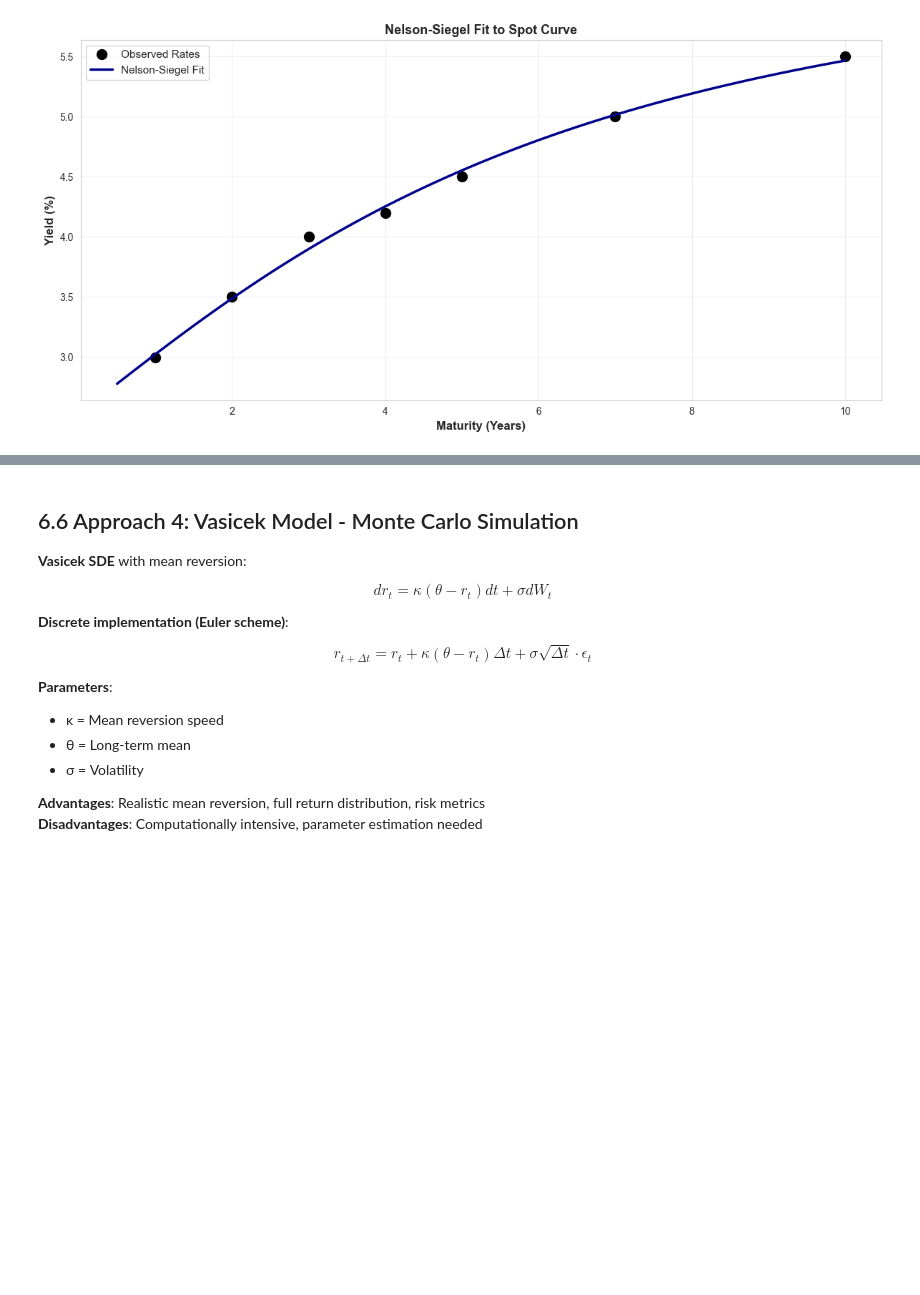
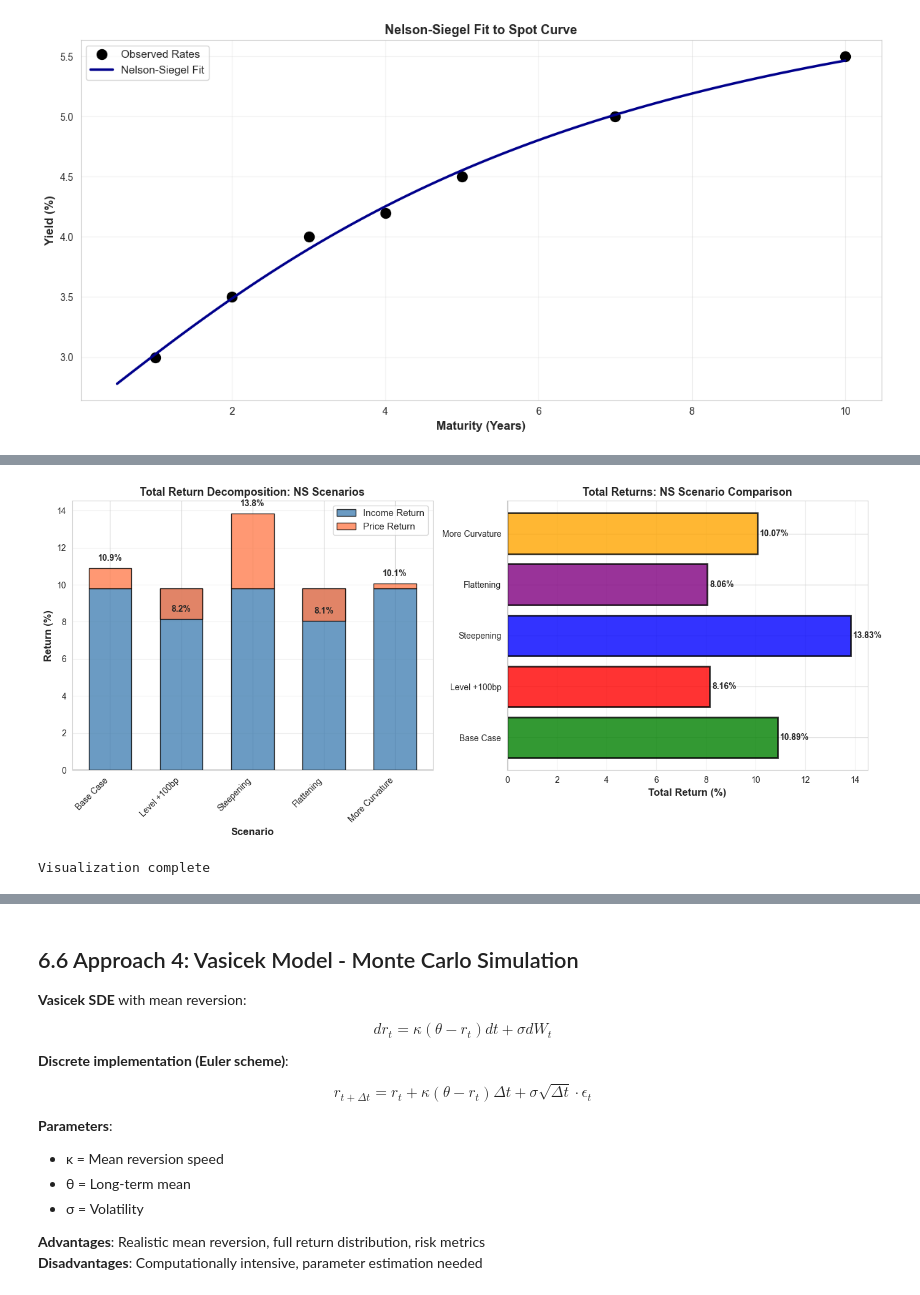
Before and after one commit to andreassteinerconsulting/python_notebooks, a Jupyter notebook: Fixed_Income_Analytics.ipynb, the cells around one changed output, grey strips where cells are left out. Drawn from its saved outputs; the diff is of its cells as text; code cells hidden in the pictures; blank space fills up the shorter version.

```diff
--- a/Fixed_Income_Analytics.ipynb
+++ b/Fixed_Income_Analytics.ipynb
@@ -1607,0 +1719,50 @@ plt.show()
+# %%
+# Visualize total returns across scenarios
+fig, axes = plt.subplots(1, 2, figsize=(14, 6))
+
+scenario_names = df_ns_tr['Scenario'].values
+income_rets = df_ns_tr['Income Return (%)'].values
+price_rets = df_ns_tr['Price Return (%)'].values
+total_rets = df_ns_tr['Total Return (%)'].values
+
+# Stacked bar chart
+x_pos = np.arange(len(scenario_names))
+width = 0.6
+
+ax1 = axes[0]
+bar1 = ax1.bar(x_pos, income_rets, width, label='Income Return', color='steelblue', edgecolor='black', alpha=0.8)
+bar2 = ax1.bar(x_pos, price_rets, width, bottom=income_rets, label='Price Return', color='coral', edgecolor='black', alpha=0.8)
+
+ax1.set_xlabel('Scenario', fontsize=12, fontweight='bold')
+ax1.set_ylabel('Return (%)', fontsize=12, fontweight='bold')
+ax1.set_title('Total Return Decomposition: NS Scenarios', fontsize=13, fontweight='bold')
+ax1.set_xticks(x_pos)
+ax1.set_xticklabels(scenario_names, rotation=45, ha='right')
+ax1.legend(fontsize=11)
+ax1.grid(True, alpha=0.3, axis='y')
+ax1.axhline(0, color='black', linewidth=1)
+
+# Add total return labels
+for i, total in enumerate(total_rets):
+    ax1.text(i, total + 0.3, f'{total:.1f}%', ha='center', va='bottom', fontsize=10, fontweight='bold')
+
+# Total return comparison
+ax2 = axes[1]
+colors_scenarios = ['green', 'red', 'blue', 'purple', 'orange']
+bars = ax2.barh(scenario_names, total_rets, color=colors_scenarios, edgecolor='black', linewidth=2, alpha=0.8)
+ax2.set_xlabel('Total Return (%)', fontsize=12, fontweight='bold')
+ax2.set_title('Total Returns: NS Scenario Comparison', fontsize=13, fontweight='bold')
+ax2.axvline(0, color='black', linewidth=1)
+ax2.grid(True, alpha=0.3, axis='x')
+
+# Add value labels
+for i, (bar, val) in enumerate(zip(bars, total_rets)):
+    ax2.text(val + 0.1, i, f'{val:.2f}%', va='center', fontweight='bold', fontsize=10)
+
+plt.tight_layout()
+plt.show()
+
+print('Visualization complete')
+# %% [output]
+[figure, added]
+Visualization complete
```
Also changed, not shown: parts of 5 cells of this notebook.
